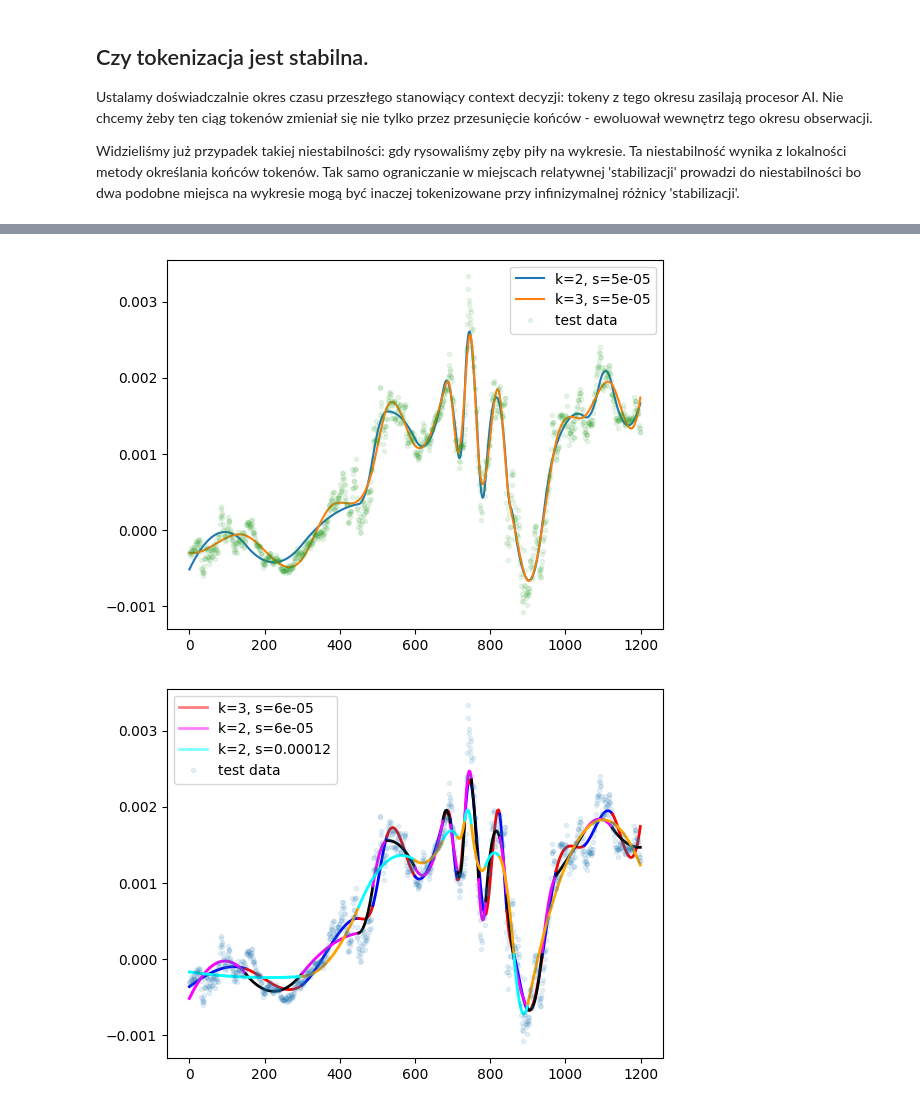
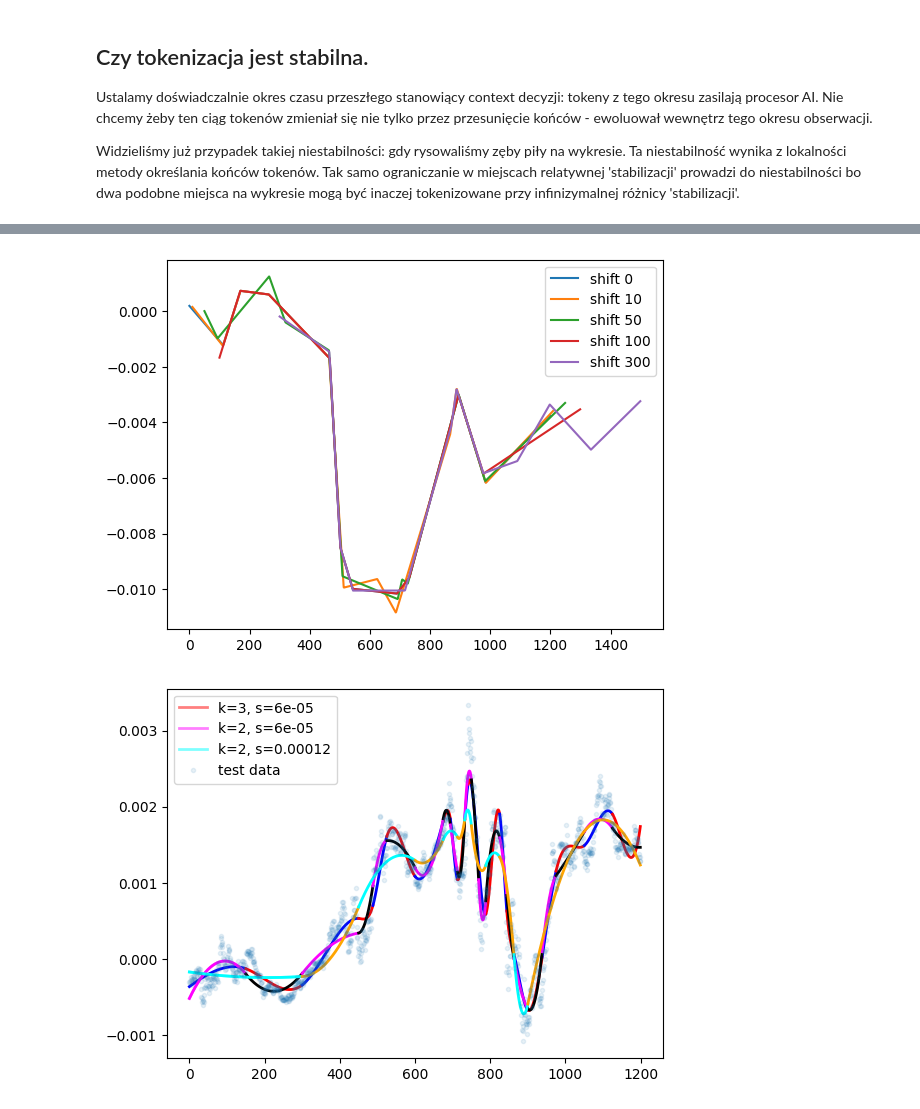
Before and after one commit to stefanzarembinski/szx81, a Jupyter notebook: src/parser_splitlines.ipynb, the cells around one changed output, grey strips where cells are left out. Saved outputs shown, nothing was run; the diff lists cells and outputs as text; code cells hidden in the pictures.

```diff
--- a/src/parser_splitlines.ipynb
+++ b/src/parser_splitlines.ipynb
@@ -157,15 +131,12 @@ is_parsing_stable()
-# %%
-def spline_choice(k=spline_order, s=approx_acc):
-    tck = splrep(x_data, y_data, s=s, k=k)
-    plt.plot(x_data, BSpline(*tck)(x_data), '-', label=f'k={k}, s={s}')
-
-spline_choice()
-spline_choice(k=3)
-plt.plot(x_data, y_data, '.', alpha=0.1, label='test data')
-plt.legend()
-plt.show()
-# %% [output]
-[figure, removed]
+# %%
+for shift in [0, 10, 50, 100, 300]:
+    clazz, cndl_count, value = piecewise(shift=shift)
+    plt.plot(cndl_count+shift, clazz.approx(cndl_count), label=f'shift {shift}')
+
+plt.legend()
+plt.show()
+# %% [output]
+[figure, added]
 # %%
 s = 0.00006
 k = 2
```
Also changed, not shown: parts of 6 cells of this notebook, 1 other file.
